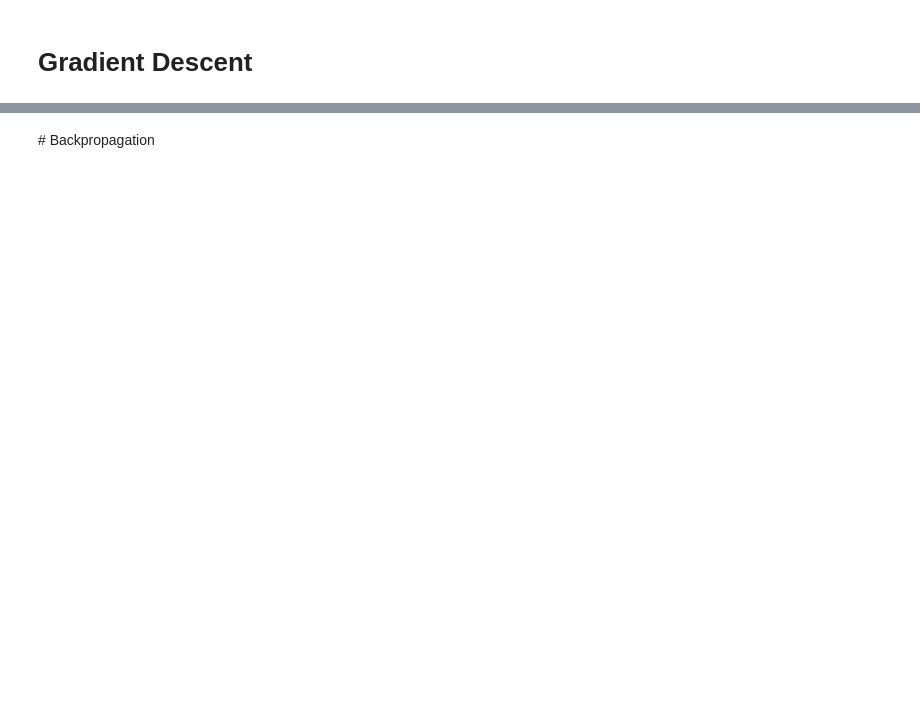
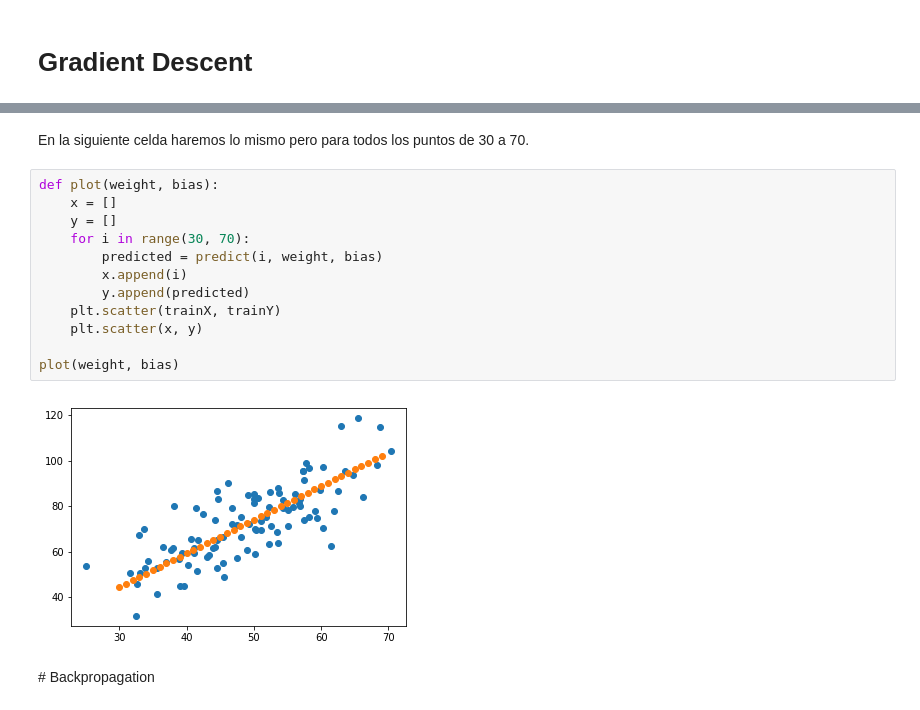
Before and after one commit to TheHackerLlama/CursoDeepLearning, a Jupyter notebook: Semana2/Class_Notebook.ipynb, the cells around one changed output, grey strips where cells are left out. Cells and saved outputs as stored; diff of their text form; blank space fills up the shorter version.

```diff
--- a/Semana2/Class_Notebook.ipynb
+++ b/Semana2/Class_Notebook.ipynb
@@ -105,3 +225,19 @@ Loss:  112.64738132567561 b:  0.03453450526499217 w:  1.4788133402121713
+# %% [markdown]
+En la siguiente celda haremos lo mismo pero para todos los puntos de 30 a 70.
+# %%
+def plot(weight, bias):
+    x = []
+    y = []
+    for i in range(30, 70):
+        predicted = predict(i, weight, bias)
+        x.append(i)
+        y.append(predicted)
+    plt.scatter(trainX, trainY)
+    plt.scatter(x, y)
+
+plot(weight, bias)
+# %% [output]
+[figure, added]
 # %% [markdown]
 # Backpropagation
 # %%
```
Also changed, not shown: parts of 21 cells of this notebook, 4 other files.
